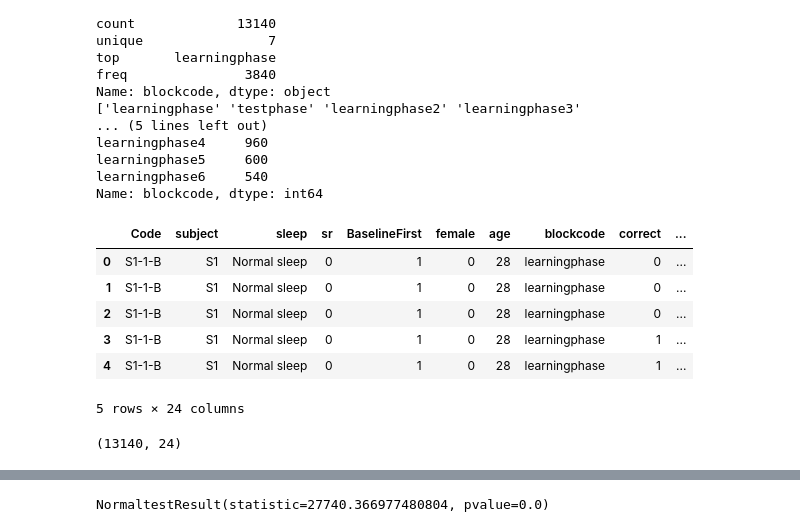
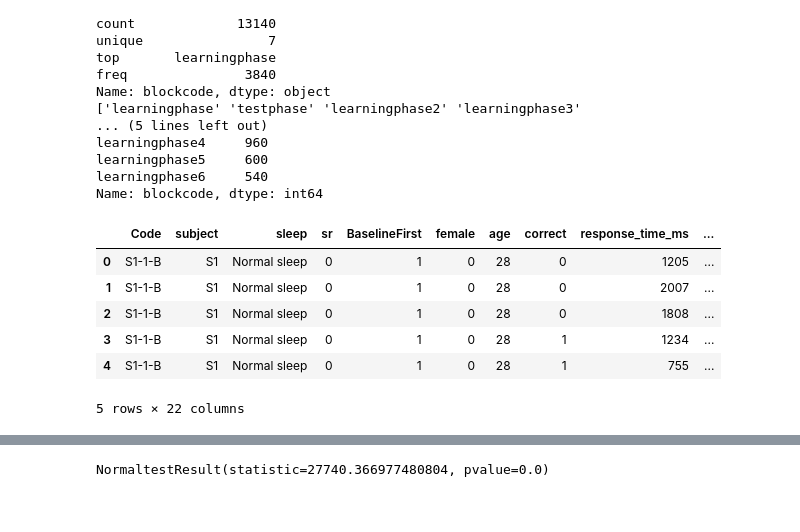
Before and after one commit to Akashdeepsingh98/BRSM-project, a Jupyter notebook: main.ipynb, the cells around one changed output, grey strips where cells are left out. Drawn from its saved outputs; the diff is of its cells as text; code cells hidden in the pictures.

```diff
--- a/main.ipynb
+++ b/main.ipynb
@@ -82,18 +86,14 @@ learningphase5     600
 learningphase6     540
 Name: blockcode, dtype: int64
 # %%
-impdf = pstdf[['Code', 'subject', 'sleep', 'sr', 'BaselineFirst', 'female', 'age', 'blockcode', 'correct', 'response_time_ms', 'Time in bed', 'Assumed sleep', 'Actual sleep time', 'Actual sleep (%)', 'Actual wake time', 'Actual wake (%)', 'Sleep efficiency', 'Sleep latency', 'get_up_easy', 'well_rested', 'KSS', 'SUSS', 'kss_rt_ms', 'stress_rt_ms']]
+impdf = pstdf[['Code', 'subject', 'sleep', 'sr', 'BaselineFirst', 'female', 'age', 'correct', 'response_time_ms', 'Assumed sleep', 'Actual sleep time', 'Actual sleep (%)', 'Actual wake time', 'Actual wake (%)', 'Sleep efficiency', 'Sleep latency', 'get_up_easy', 'well_rested', 'KSS', 'SUSS', 'kss_rt_ms', 'stress_rt_ms']]
 
 impdf.head()
 # %% [output]
-|  | Code | subject | sleep | sr | BaselineFirst | female | age | blockcode | correct | ... |
-| 0 | S1-1-B | S1 | Normal sleep | 0 | 1 | 0 | 28 | learningphase | 0 | ... |
-| 1 | S1-1-B | S1 | Normal sleep | 0 | 1 | 0 | 28 | learningphase | 0 | ... |
-| 2 | S1-1-B | S1 | Normal sleep | 0 | 1 | 0 | 28 | learningphase | 0 | ... |
-| 3 | S1-1-B | S1 | Normal sleep | 0 | 1 | 0 | 28 | learningphase | 1 | ... |
-| 4 | S1-1-B | S1 | Normal sleep | 0 | 1 | 0 | 28 | learningphase | 1 | ... |
+|  | Code | subject | sleep | sr | BaselineFirst | female | age | correct | response_time_ms | ... |
+| 0 | S1-1-B | S1 | Normal sleep | 0 | 1 | 0 | 28 | 0 | 1205 | ... |
+| 1 | S1-1-B | S1 | Normal sleep | 0 | 1 | 0 | 28 | 0 | 2007 | ... |
+| 2 | S1-1-B | S1 | Normal sleep | 0 | 1 | 0 | 28 | 0 | 1808 | ... |
+| 3 | S1-1-B | S1 | Normal sleep | 0 | 1 | 0 | 28 | 1 | 1234 | ... |
+| 4 | S1-1-B | S1 | Normal sleep | 0 | 1 | 0 | 28 | 1 | 755 | ... |
-5 rows × 24 columns
+5 rows × 22 columns
-# %%
-impdf.shape
-# %% [output]
-(13140, 24)
```
Also changed, not shown: parts of 8 cells of this notebook, 1 other file.
